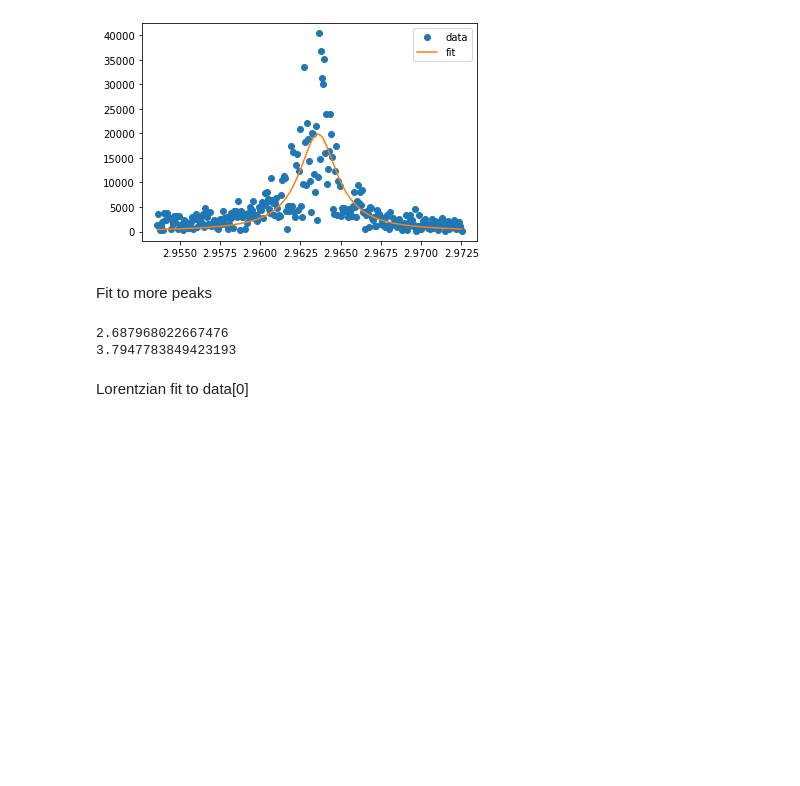
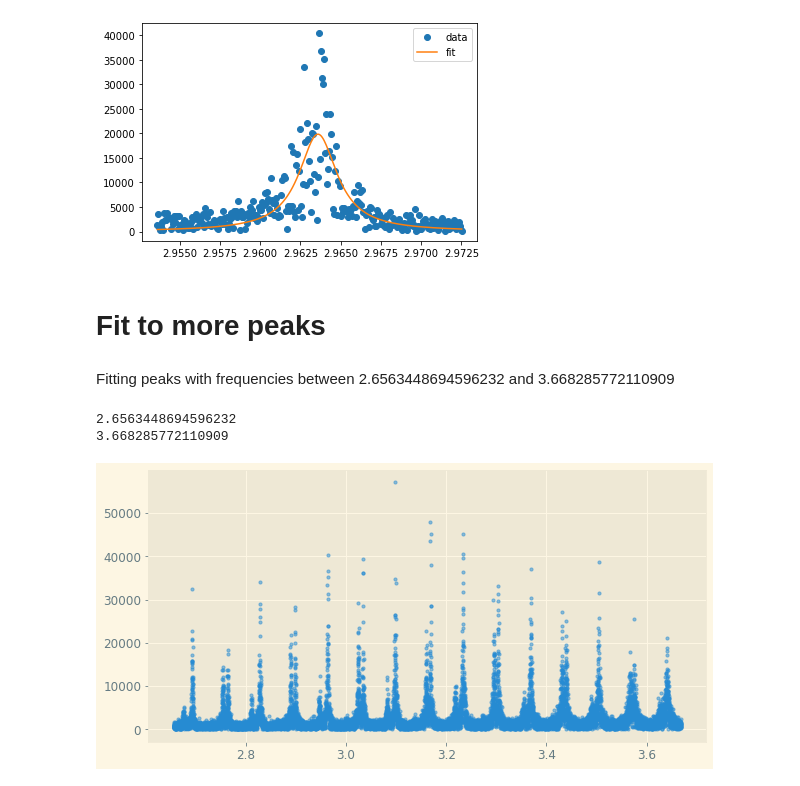
Before and after one commit to rita-png/astrophysics-laboratory, a Jupyter notebook: Sun.ipynb, the cells around one changed output. Drawn from its saved outputs; the diff is of its cells as text; code cells hidden in the pictures; blank space fills up the shorter version.

```diff
--- a/Sun.ipynb
+++ b/Sun.ipynb
@@ -251,4 +262,4 @@ print(pars)
 [8.97709545e+01 1.44039105e-03 2.96358585e+00]
 [figure]
 # %% [markdown]
-Fit to more peaks
+# Fit to more peaks
@@ -257,8 +266,20 @@ Fit to more peaks
+# %% [markdown]
+Fitting peaks with frequencies between 2.6563448694596232 and 3.668285772110909
+# %%
+plt.rcParams.update({'font.size': 12})
+plt.rcParams["figure.figsize"] = (10,5)
 # %%
-print(frequencies[42500])
-print(frequencies[60000])
+print(frequencies[42000])
+print(frequencies[58000])
+
+xdata = frequencies[42000:58000]
+ydata  = abs(fourierTransform)[42000:58000]
+with plt.style.context('Solarize_Light2'):
+    plt.scatter(xdata, ydata, label='data', s=10, alpha=0.5)
+
+
+plt.show()
 # %% [output]
-2.687968022667476
-3.7947783849423193
+2.6563448694596232
+3.668285772110909
+[figure, added]
-# %% [markdown]
-Lorentzian fit to data[0]
```
Also changed, not shown: parts of 12 cells of this notebook.
